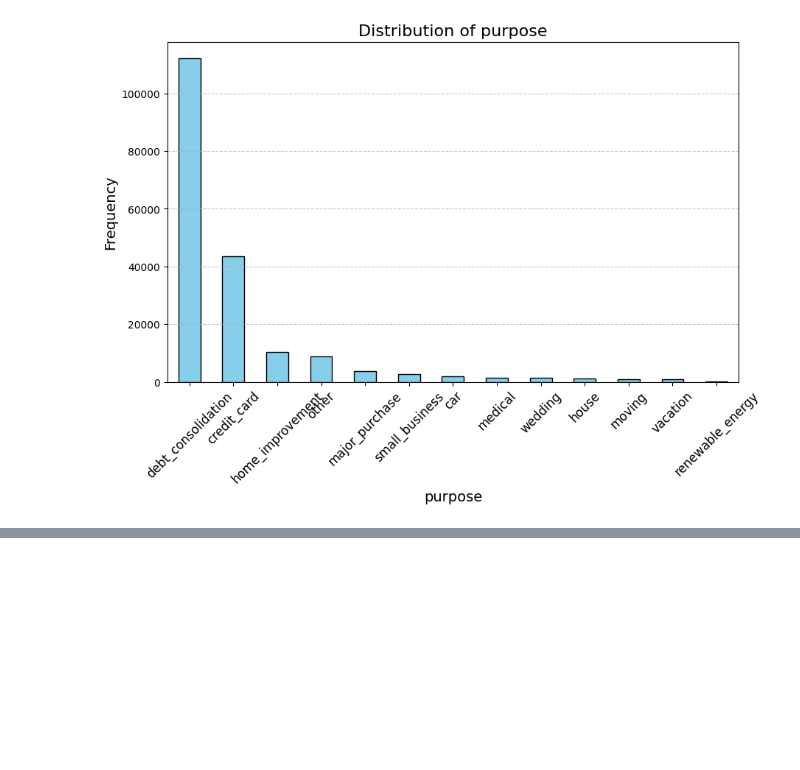
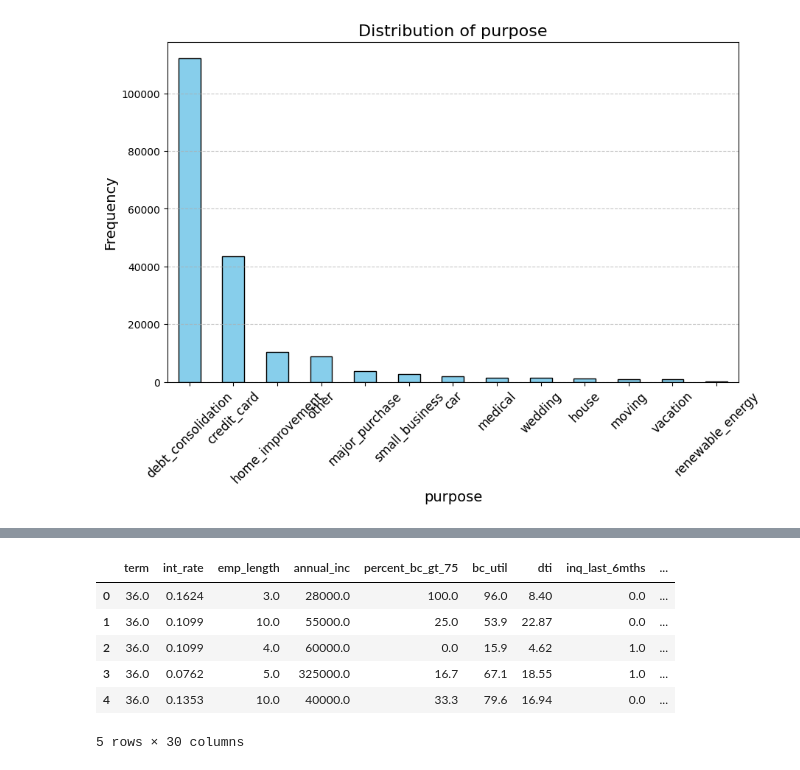
Before and after one commit to LvSophia/bad_loan_detection, a Jupyter notebook: JP_project.ipynb, the cells around one changed output, grey strips where cells are left out. Drawn from its saved outputs; the diff is of its cells as text; code cells hidden in the pictures; blank space fills up the shorter version.

```diff
--- a/JP_project.ipynb
+++ b/JP_project.ipynb
@@ -277,0 +280,6 @@ for col in object_columns:
+# %%
+categorical_columns = ['purpose', 'home_ownership']
+data_encoded = pd.get_dummies(data, columns=categorical_columns, drop_first=False, dtype=int)
+
+# Confirm the transformation
+data_encoded.head(), data_encoded.columns
@@ -296,0 +323,13 @@ plt.show()
+# %%
+miscol = ['id', 'application_approved_flag', 'tot_hi_cred_lim', 'revol_util', 'loan_amnt']  ##drop useless columns
+data_encoded.drop(miscol, axis=1, inplace=True)
+# %%
+data_encoded.head()
+# %% [output]
+|  | term | int_rate | emp_length | annual_inc | percent_bc_gt_75 | bc_util | dti | inq_last_6mths | ... |
+| 0 | 36.0 | 0.1624 | 3.0 | 28000.0 | 100.0 | 96.0 | 8.40 | 0.0 | ... |
+| 1 | 36.0 | 0.1099 | 10.0 | 55000.0 | 25.0 | 53.9 | 22.87 | 0.0 | ... |
+| 2 | 36.0 | 0.1099 | 4.0 | 60000.0 | 0.0 | 15.9 | 4.62 | 1.0 | ... |
+| 3 | 36.0 | 0.0762 | 5.0 | 325000.0 | 16.7 | 67.1 | 18.55 | 1.0 | ... |
+| 4 | 36.0 | 0.1353 | 10.0 | 40000.0 | 33.3 | 79.6 | 16.94 | 0.0 | ... |
+5 rows × 30 columns
```
Also changed, not shown: parts of 7 cells of this notebook.
